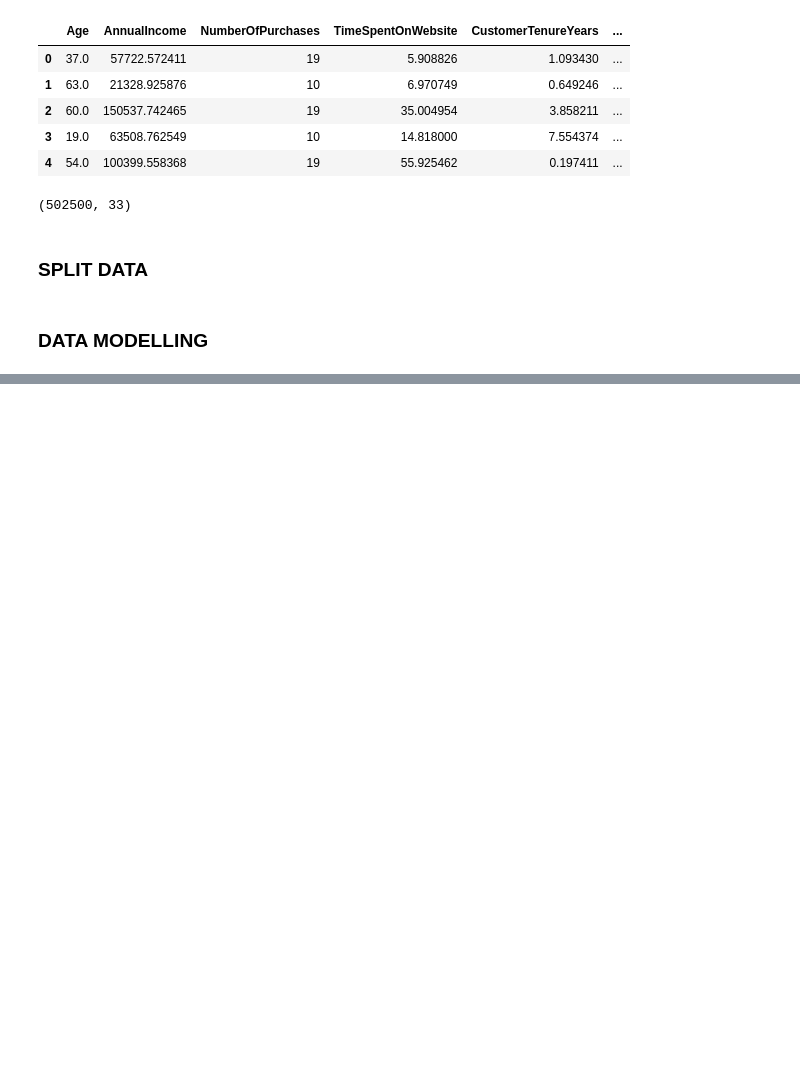
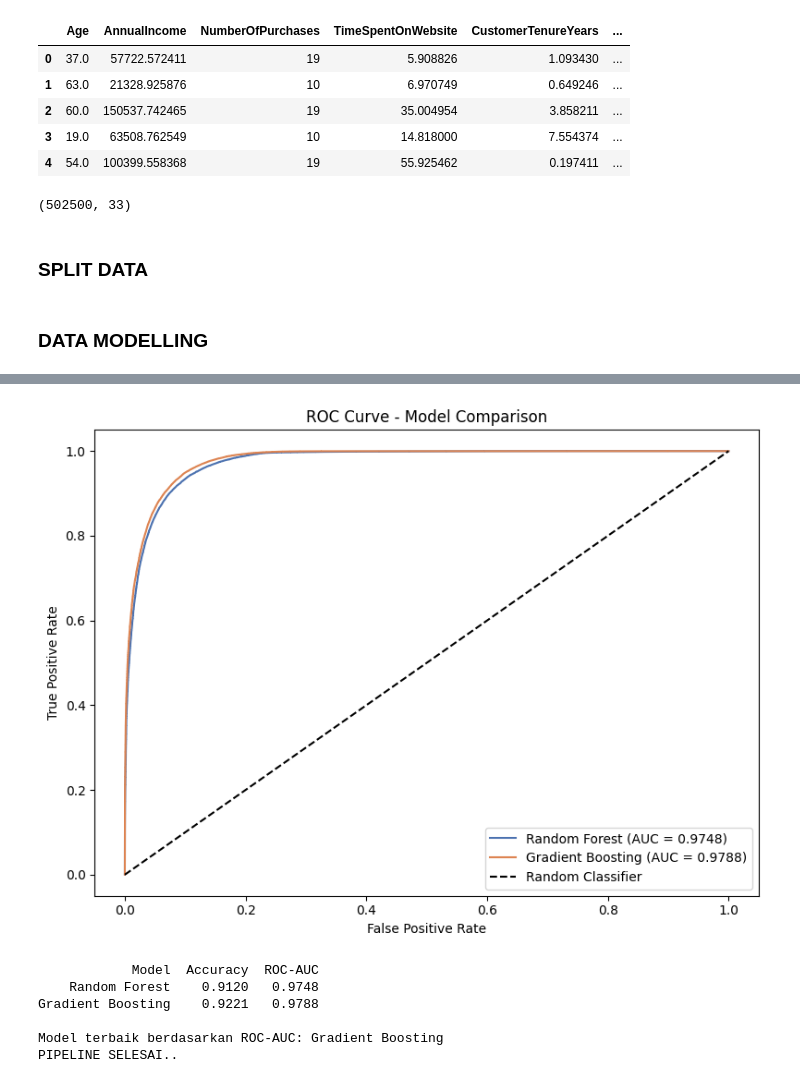
Before and after one commit to rfaoktvian/DataMining_Course, a Jupyter notebook: Assignment1/main.ipynb, the cells around one changed output, grey strips where cells are left out. Drawn from its saved outputs; the diff is of its cells as text; code cells hidden in the pictures; blank space fills up the shorter version.

```diff
--- a/Assignment1/main.ipynb
+++ b/Assignment1/main.ipynb
@@ -428,0 +535,46 @@ X_test_scaled  = scaler.transform(X_test)
+# %%
+# ROC Curve
+plt.figure(figsize=(8, 6))
+
+for y_prob, label, color in [
+    (y_prob_rf, 'Random Forest',      '#4C72B0'),
+    (y_prob_gb, 'Gradient Boosting',  '#DD8452'),
+]:
+    fpr, tpr, _ = roc_curve(y_test, y_prob)
+    auc_score   = roc_auc_score(y_test, y_prob)
+    plt.plot(fpr, tpr, label=f'{label} (AUC = {auc_score:.4f})', color=color)
+
+plt.plot([0, 1], [0, 1], 'k--', label='Random Classifier')
+plt.xlabel('False Positive Rate')
+plt.ylabel('True Positive Rate')
+plt.title('ROC Curve - Model Comparison')
+plt.legend(loc='lower right')
+plt.tight_layout()
+plt.savefig('roc_curve_comparison.png', dpi=150)
+plt.show()
+# %% [output]
+[figure, added]
+# %%
+summary = pd.DataFrame({
+    'Model': ['Random Forest', 'Gradient Boosting'],
+    'Accuracy': [
+        round(accuracy_score(y_test, y_pred_rf), 4),
+        round(accuracy_score(y_test, y_pred_gb), 4),
+    ],
+    'ROC-AUC': [
+        round(roc_auc_score(y_test, y_prob_rf), 4),
+        round(roc_auc_score(y_test, y_prob_gb), 4),
+    ]
+})
+print(summary.to_string(index=False))
+
+best_model = summary.loc[summary['ROC-AUC'].idxmax(), 'Model']
+print(f"\nModel terbaik berdasarkan ROC-AUC: {best_model}")
+print("PIPELINE SELESAI..")
+# %% [output]
+            Model  Accuracy  ROC-AUC
+    Random Forest    0.9120   0.9748
+Gradient Boosting    0.9221   0.9788
+
+Model terbaik berdasarkan ROC-AUC: Gradient Boosting
+PIPELINE SELESAI..
```
Also changed, not shown: parts of 6 cells of this notebook, 3 other files.
